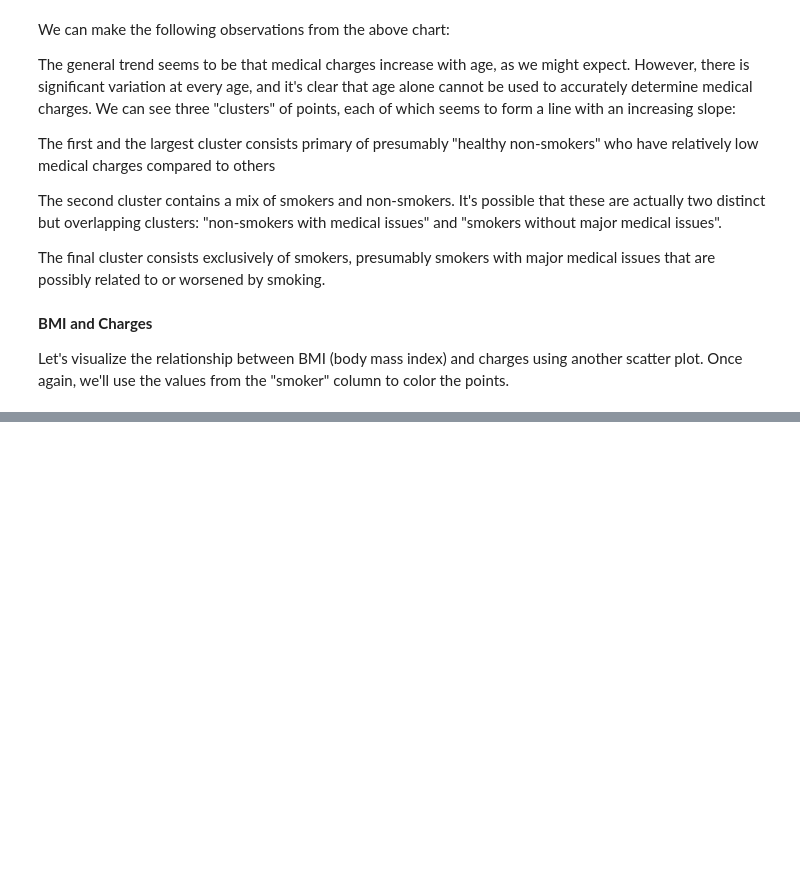
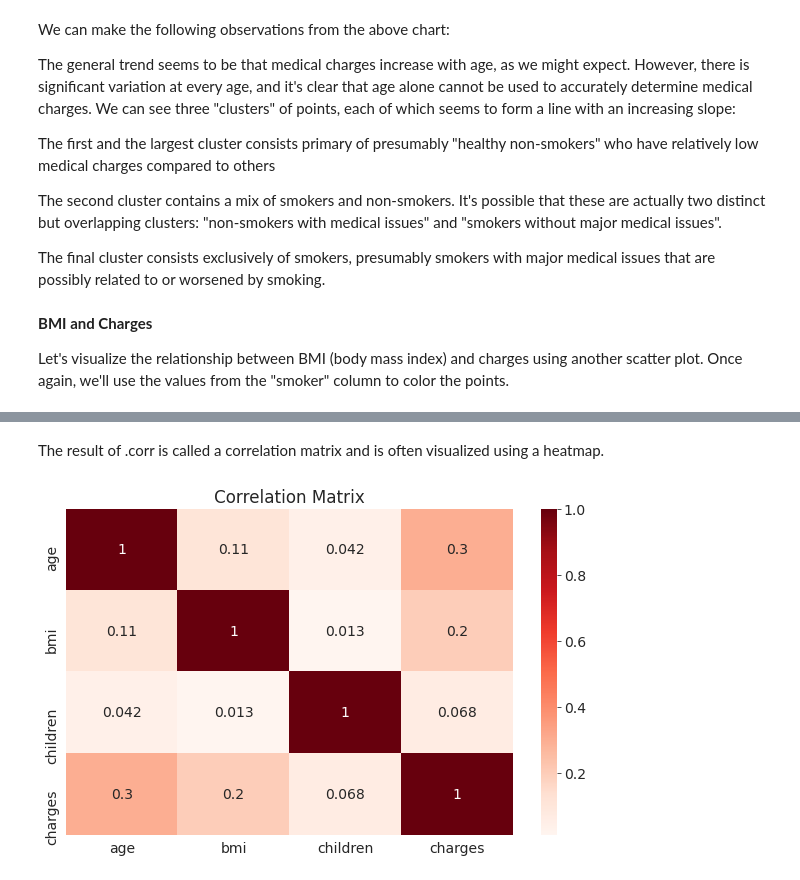
Before and after one commit to INSVICKY/Machine_learning_jovian, a Jupyter notebook: Vivek_python_sklearn_linear_regression.ipynb, the cells around one changed output, grey strips where cells are left out. Drawn from its saved outputs; the diff is of its cells as text; code cells hidden in the pictures; blank space fills up the shorter version.

```diff
--- a/Vivek_python_sklearn_linear_regression.ipynb
+++ b/Vivek_python_sklearn_linear_regression.ipynb
@@ -233,0 +355,7 @@ Let's visualize the relationship between BMI (body mass index) and charges using
+# %% [markdown]
+The result of .corr is called a correlation matrix and is often visualized using a heatmap.
+# %%
+sns.heatmap(medical_df.corr(), cmap='Reds', annot=True)
+plt.title('Correlation Matrix');
+# %% [output]
+[figure, added]
```
Also changed, not shown: parts of 18 cells of this notebook.
